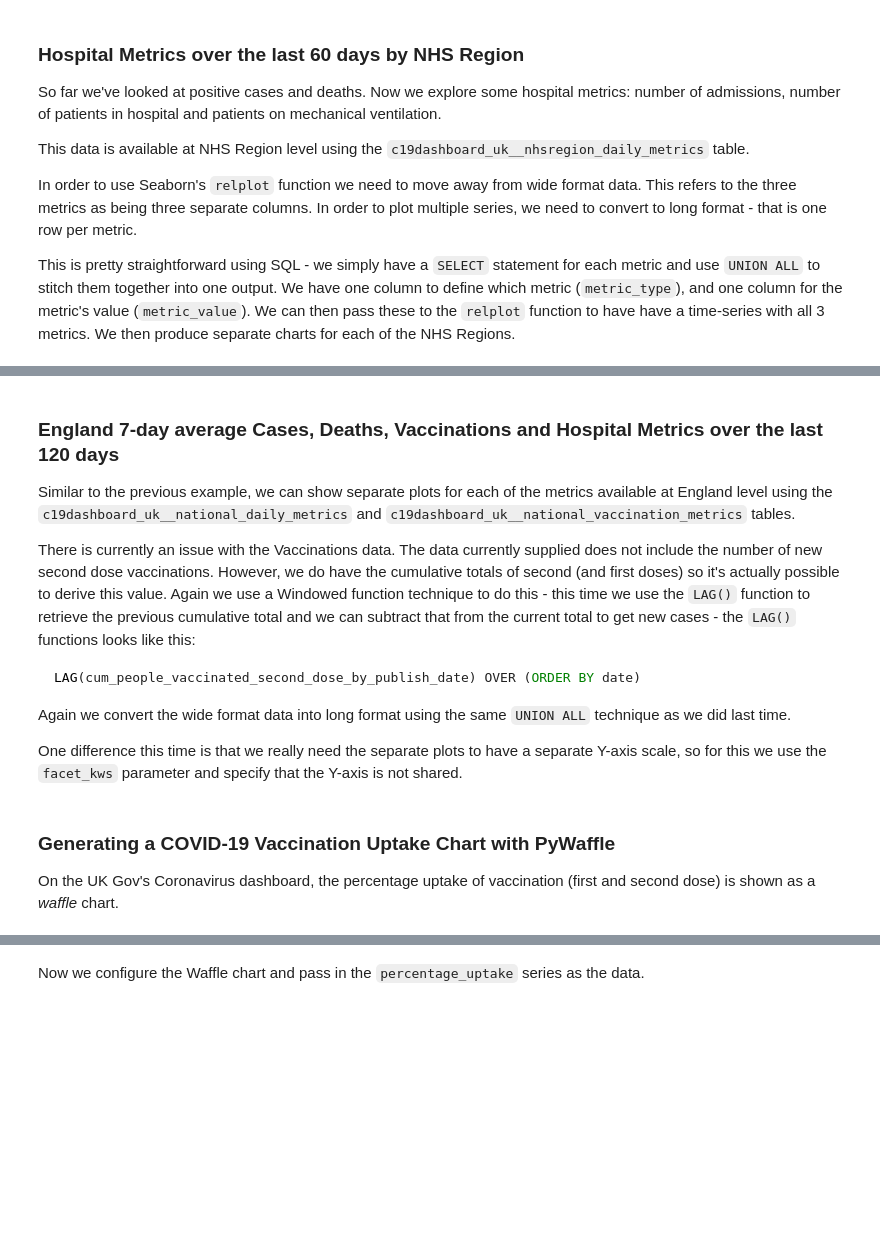
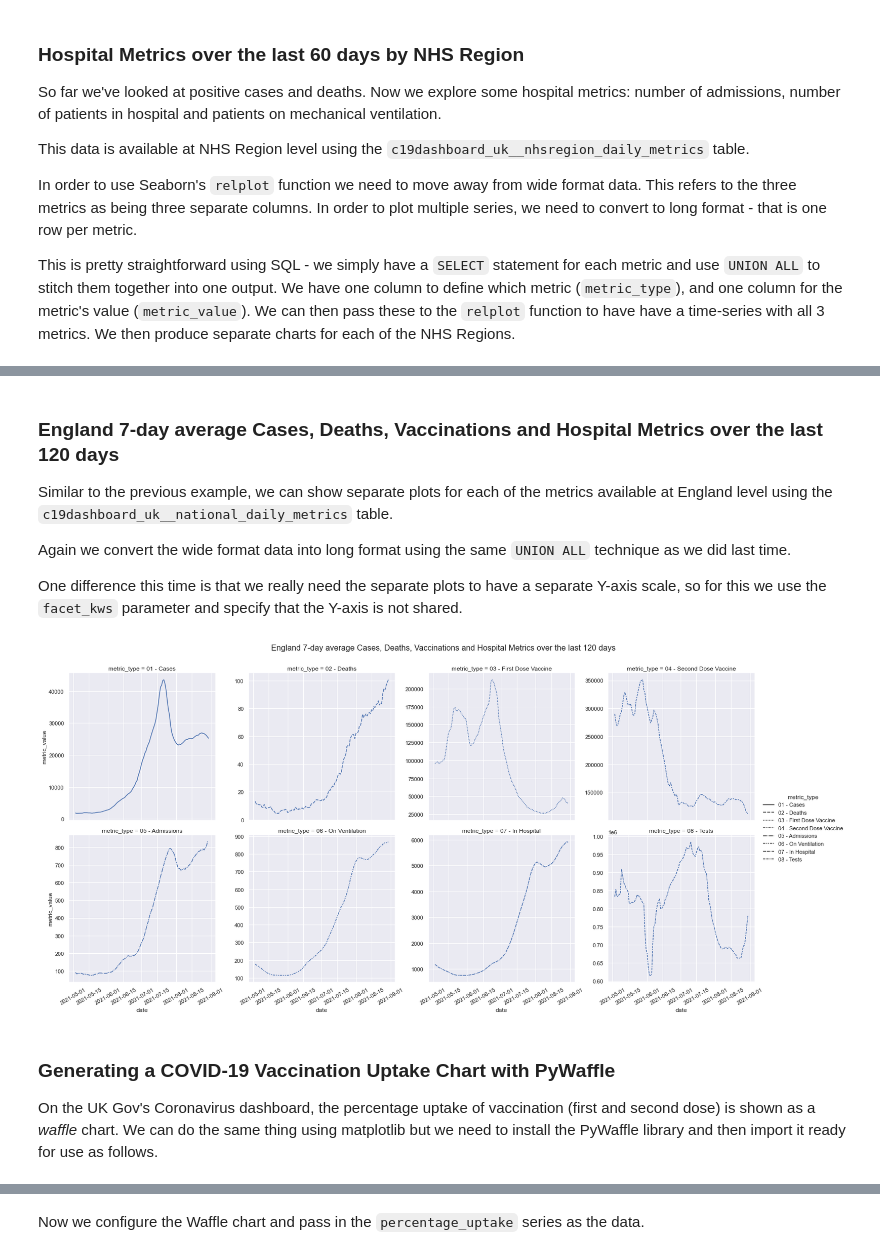
Before and after one commit to happyadam73/c19-notebooks, a Jupyter notebook: COVID 19 Data Viz using Sqlite - Part 3 - Visualise the Data.ipynb, the cells around one changed output, grey strips where cells are left out. Drawn from its saved outputs; the diff is of its cells as text; code cells hidden in the pictures; blank space fills up the shorter version.

````diff
--- a/COVID 19 Data Viz using Sqlite - Part 3 - Visualise the Data.ipynb
+++ b/COVID 19 Data Viz using Sqlite - Part 3 - Visualise the Data.ipynb
@@ -428,39 +479,30 @@ g = sns.relplot(
 # %% [markdown]
 ### England 7-day average Cases, Deaths, Vaccinations and Hospital Metrics over the last 120 days
 
-Similar to the previous example, we can show separate plots for each of the metrics available at England level using the ```c19dashboard_uk__national_daily_metrics```  and ```c19dashboard_uk__national_vaccination_metrics``` tables.
-
-There is currently an issue with the Vaccinations data.  The data currently supplied does not include the number of new second dose vaccinations.  However, we do have the cumulative totals of second (and first doses) so it's actually possible to derive this value.  Again we use a Windowed function technique to do this - this time we use the ```LAG()``` function to retrieve the previous cumulative total and we can subtract that from the current total to get new cases - the ```LAG()``` functions looks like this:
-
-```mysql
-LAG(cum_people_vaccinated_second_dose_by_publish_date) OVER (ORDER BY date)
-```
+Similar to the previous example, we can show separate plots for each of the metrics available at England level using the ```c19dashboard_uk__national_daily_metrics``` table.
 
 Again we convert the wide format data into long format using the same ```UNION ALL``` technique as we did last time.
 
 One difference this time is that we really need the separate plots to have a separate Y-axis scale, so for this we use the ```facet_kws``` parameter and specify that the Y-axis is not shared.
 # %%
-df = wr.athena.read_sql_query(
+df = pd.read_sql(
     """
     ;WITH england_metrics AS (
         SELECT
-            nat.date,
-            nat.new_cases_by_publish_date,
-            nat.new_admissions,
-            nat.covid_occupied_mv_beds,
-            nat.hospital_cases,
-            nat.new_deaths_28_days_by_publish_date,
-            nat.new_virus_tests,
-            vax.new_people_vaccinated_first_dose_by_publish_date,
-            vax.cum_people_vaccinated_second_dose_by_publish_date - LAG(vax.cum_people_vaccinated_second_dose_by_publish_date) OVER (ORDER BY nat.date) AS new_people_vaccinated_second_dose_by_publish_date,
-            ROW_NUMBER() OVER (ORDER BY nat.date DESC) AS num_days_ago
+            date,
+            new_cases_by_publish_date,
+            new_admissions,
+            covid_occupied_mv_beds,
+            hospital_cases,
+            new_deaths_28_days_by_publish_date,
+            new_tests_by_publish_date,
+            new_people_vaccinated_first_dose_by_publish_date,
+            new_people_vaccinated_second_dose_by_publish_date,
+            ROW_NUMBER() OVER (ORDER BY date DESC) AS num_days_ago
         FROM
-            c19dashboard_uk__national_daily_metrics nat
-            LEFT JOIN c19dashboard_uk__national_vaccination_metrics vax
-                ON nat.date = vax.date AND
-                   nat.area_name = vax.area_name
+            c19dashboard_uk__national_daily_metrics
         WHERE
-            nat.area_name = 'England'
+            area_name = 'England'
     ), england_metrics_7d_avg AS (
         SELECT
             date,
@@ -469,7 +511,7 @@ df = wr.athena.read_sql_query(
             AVG(covid_occupied_mv_beds) OVER (ORDER BY date ROWS BETWEEN 6 PRECEDING AND CURRENT ROW) AS on_ventilators_7d_avg,
             AVG(hospital_cases) OVER (ORDER BY date ROWS BETWEEN 6 PRECEDING AND CURRENT ROW) AS in_hospital_7d_avg,
             AVG(new_deaths_28_days_by_publish_date) OVER (ORDER BY date ROWS BETWEEN 6 PRECEDING AND CURRENT ROW) AS deaths_7d_avg,
-            AVG(new_virus_tests) OVER (ORDER BY date ROWS BETWEEN 6 PRECEDING AND CURRENT ROW) AS tests_7d_avg,
+            AVG(new_tests_by_publish_date) OVER (ORDER BY date ROWS BETWEEN 6 PRECEDING AND CURRENT ROW) AS tests_7d_avg,
             AVG(new_people_vaccinated_first_dose_by_publish_date) OVER (ORDER BY date ROWS BETWEEN 6 PRECEDING AND CURRENT ROW) AS first_dose_7d_avg,
             AVG(new_people_vaccinated_second_dose_by_publish_date) OVER (ORDER BY date ROWS BETWEEN 6 PRECEDING AND CURRENT ROW) AS second_dose_7d_avg,
             ROW_NUMBER() OVER (ORDER BY date DESC) AS num_days_ago
@@ -488,41 +530,47 @@ df = wr.athena.read_sql_query(
             SELECT date, num_days_ago, second_dose_7d_avg AS metric_value, '04 - Second Dose Vaccine' AS metric_type
             FROM england_metrics_7d_avg
                 UNION ALL
             SELECT date, num_days_ago, admissions_7d_avg AS metric_value, '05 - Admissions' AS metric_type
             FROM england_metrics_7d_avg
                 UNION ALL
             SELECT date, num_days_ago, on_ventilators_7d_avg AS metric_value, '06 - On Ventilation' AS metric_type
             FROM england_metrics_7d_avg
                 UNION ALL
             SELECT date, num_days_ago, in_hospital_7d_avg AS metric_value, '07 - In Hospital' AS metric_type
             FROM england_metrics_7d_avg
                 UNION ALL
             SELECT date, num_days_ago, tests_7d_avg AS metric_value, '08 - Tests' AS metric_type
             FROM england_metrics_7d_avg
     )
     SELECT
-        day_of_year(date) AS day_of_year,
+        date,
         metric_value,
         metric_type
     FROM england_metrics_pivot
     WHERE num_days_ago <= 120
     ORDER BY
         metric_type,
-        day_of_year
-    """
+        date
+    """,
+    conn
 )
 
 g = sns.relplot(
-    data=df, x="day_of_year", y="metric_value",
+    data=df, x="date", y="metric_value",
     col="metric_type", style="metric_type", kind="line", palette="Set1", col_wrap=4,
     facet_kws={'sharey': False, 'sharex': True}
 )
 g.fig.suptitle('England 7-day average Cases, Deaths, Vaccinations and Hospital Metrics over the last 120 days', fontsize=16)
 g.fig.subplots_adjust(top=0.9);
+
+# rotate x labels so they're legible
+tx = g.set_xticklabels(rotation=30)
+# %% [output]
+[figure, added]
 # %% [markdown]
 ### Generating a COVID-19 Vaccination Uptake Chart with PyWaffle
 
-On the UK Gov's Coronavirus dashboard, the percentage uptake of vaccination (first and second dose) is shown as a *waffle* chart.
+On the UK Gov's Coronavirus dashboard, the percentage uptake of vaccination (first and second dose) is shown as a *waffle* chart.  We can do the same thing using matplotlib but we need to install the PyWaffle library and then import it ready for use as follows.
 # %%
 import sys
 !{sys.executable} -m pip install PyWaffle
````
Also changed, not shown: parts of 23 cells of this notebook, 3 other files.
